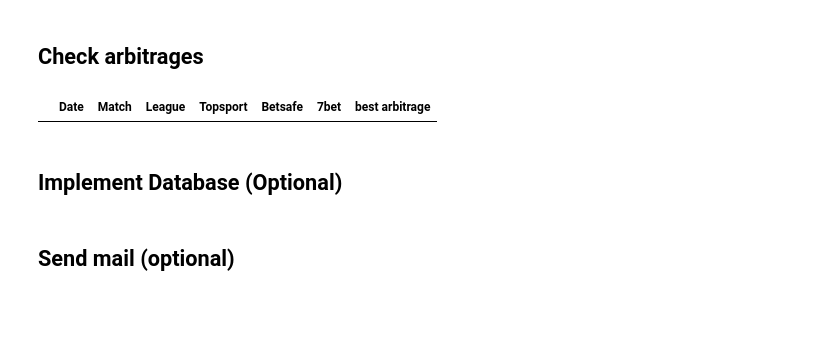
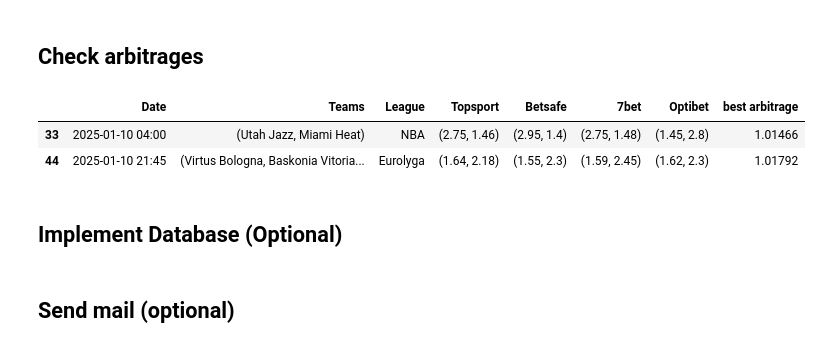
Before and after one commit to Emre905/betting-analysis, a Jupyter notebook: bet analysis.ipynb, the cells around one changed output. Drawn from its saved outputs; the diff is of its cells as text; code cells hidden in the pictures; blank space fills up the shorter version.

Commit message:
add optibet, change merge_dataframes logic, add tennis and volleyball

```diff
--- a/bet analysis.ipynb
+++ b/bet analysis.ipynb
@@ -45,11 +42,12 @@ url_list_topsport = ["https://www.topsport.lt/krepsinis/nba",
                      "https://www.topsport.lt/uefa-europos-konferenciju-lyga",
                      "https://www.topsport.lt/amerikietiskas-futbolas/jav",
                      "https://www.topsport.lt/ledo-ritulys/nhl",
-                     "https://www.topsport.lt/odds/all/10/0/1459" # Smiginis
+                     "https://www.topsport.lt/odds/all/4/6", # Australian Tennis Open (M/F)
+                     "https://www.topsport.lt/tinklinis" # Volleyball (All)
                      ]
 
 # Set all league names (ending of each url)
-league_names = ['NBA', 'Eurolyga', 'UEFA', 'UEFA Konf.', "NFL", "NHL", "Smiginis"]
+league_names = ['NBA', 'Eurolyga', 'UEFA', 'UEFA Konf.', "NFL", "NHL", "Tenisas", "Tinklinis"]
 
 def scrape_topsport(url):
     html = requests.get(url)
@@ -582,37 +640,43 @@ def check_arbitrage(row):
     if odds_7bet is not None:
         odds_list.append((odds_7bet))
 
     odds_array = np.array(odds_list)
     odds_array_t = np.transpose(odds_array)
 
     min_sum = 2  # Any absurd starting value will work. At least should be 1
 
     # Generate combinations where each bookmaker provides one odds value
     for combination in it.product(*odds_array_t):
+        # Skip rows that has 0 bets or empty combination
+        if any(odd == 0 for odd in combination) or not combination:
+            continue # Skip combinations containing zero
+
         # Check if the total sum indicates an arbitrage opportunity
         total_sum = round(sum(1 / odd for odd in combination), 5)
         min_sum = min(min_sum, total_sum)
         if total_sum < 1: # If the total sum indicates an arbitrage opportunity (should be less than 1)
             bookmaker_odds = row['Topsport'], row['Betsafe'], row['7bet']
-            display_result(row.name, row['Match'], combination, bookmaker_odds)
+            display_result(row.name, row['Teams'], combination, bookmaker_odds)
 
     # Return the results and minimum arbitrage sum, or False if no arbitrage is found
     return min_sum
 
 # Log the start of arbitrage checking
 logging.info("Started checking arbitrages")
 
 df['best arbitrage'] = df.apply(check_arbitrage, axis=1, result_type='expand')
 
 # Log number of matches with arbitrage
 logging.info(f"Found arbitrages for {len(df[df['best arbitrage'] < 1])} matches")
 
-display(df[df['best arbitrage'] <  1])
+display(df[df['best arbitrage'] <  1.02])
 
 for arbitrage in arbitrage_list[:5]:
-    print(arbitrage[1])
+    print(arbitrage)
 # %% [output]
-|  | Date | Match | League | Topsport | Betsafe | 7bet | best arbitrage |
+|  | Date | Teams | League | Topsport | Betsafe | 7bet | Optibet | best arbitrage |
+| 33 | 2025-01-10 04:00 | (Utah Jazz, Miami Heat) | NBA | (2.75, 1.46) | (2.95, 1.4) | (2.75, 1.48) | (1.45, 2.8) | 1.01466 |
+| 44 | 2025-01-10 21:45 | (Virtus Bologna, Baskonia Vitoria... | Eurolyga | (1.64, 2.18) | (1.55, 2.3) | (1.59, 2.45) | (1.62, 2.3) | 1.01792 |
 # %% [markdown]
 ## Implement Database (Optional)
 # %%
```
Also changed, not shown: parts of 9 cells of this notebook, 3 other files.
